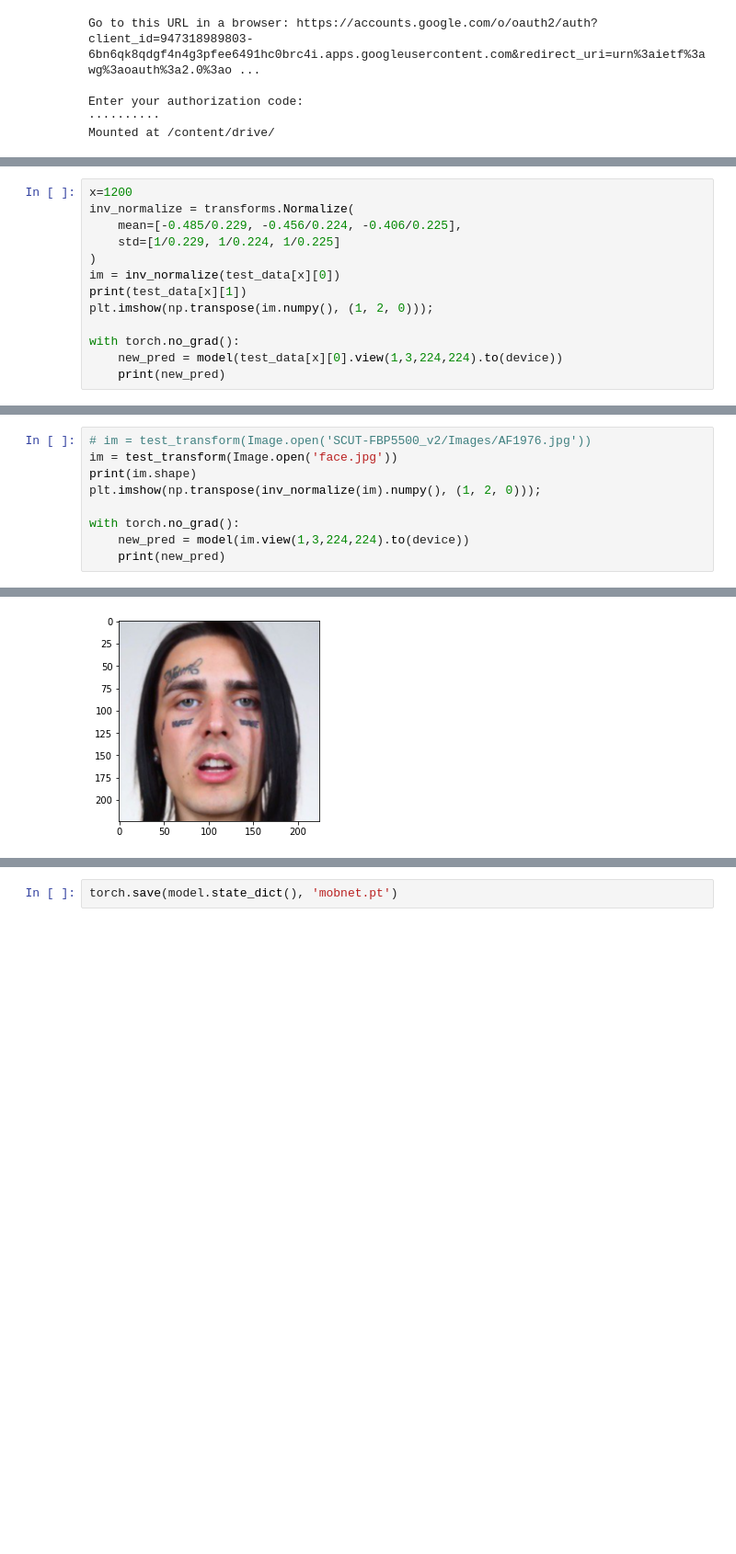
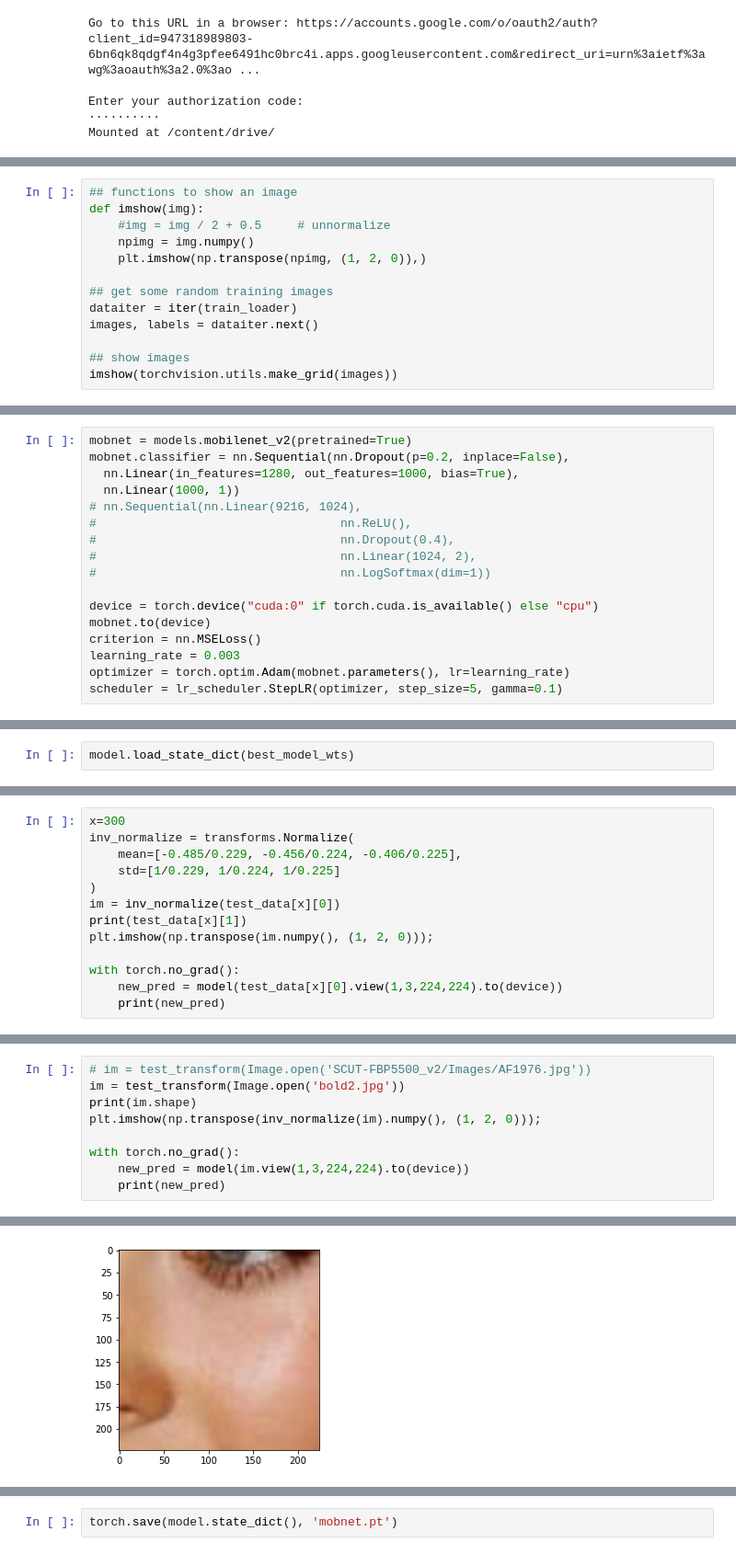
Before and after one commit to SuperSus/samples, a Jupyter notebook: scut_pretrained.ipynb, the cells around one changed output, grey strips where cells are left out. Shown at 92% size. Drawn from its saved outputs; the diff is of its cells as text; blank space fills up the shorter version.

```diff
--- a/scut_pretrained.ipynb
+++ b/scut_pretrained.ipynb
@@ -344,0 +236,13 @@ Epoch: 1 | Loss: 0.1741
+# %%
+## functions to show an image
+def imshow(img):
+    #img = img / 2 + 0.5     # unnormalize
+    npimg = img.numpy()
+    plt.imshow(np.transpose(npimg, (1, 2, 0)),)
+
+## get some random training images
+dataiter = iter(train_loader)
+images, labels = dataiter.next()
+
+## show images
+imshow(torchvision.utils.make_grid(images))
@@ -344,0 +335,17 @@ Epoch: 1 | Loss: 0.1741
+# %%
+mobnet = models.mobilenet_v2(pretrained=True)
+mobnet.classifier = nn.Sequential(nn.Dropout(p=0.2, inplace=False),
+  nn.Linear(in_features=1280, out_features=1000, bias=True),
+  nn.Linear(1000, 1))
+# nn.Sequential(nn.Linear(9216, 1024),
+#                                  nn.ReLU(),
+#                                  nn.Dropout(0.4),
+#                                  nn.Linear(1024, 2),
+#                                  nn.LogSoftmax(dim=1))
+
+device = torch.device("cuda:0" if torch.cuda.is_available() else "cpu")
+mobnet.to(device)
+criterion = nn.MSELoss()
+learning_rate = 0.003
+optimizer = torch.optim.Adam(mobnet.parameters(), lr=learning_rate)
+scheduler = lr_scheduler.StepLR(optimizer, step_size=5, gamma=0.1)
@@ -344,0 +417,2 @@ Epoch: 1 | Loss: 0.1741
+# %%
+model.load_state_dict(best_model_wts)
@@ -364,5 +440,5 @@ Loss: 0.1157
 # %%
-x=1200
+x=300
 inv_normalize = transforms.Normalize(
     mean=[-0.485/0.229, -0.456/0.224, -0.406/0.225],
     std=[1/0.229, 1/0.224, 1/0.225]
@@ -381,6 +457,6 @@ NameError: ignored
 # %%
 # im = test_transform(Image.open('SCUT-FBP5500_v2/Images/AF1976.jpg'))
-im = test_transform(Image.open('face.jpg'))
+im = test_transform(Image.open('bold2.jpg'))
 print(im.shape)
 plt.imshow(np.transpose(inv_normalize(im).numpy(), (1, 2, 0)));
 
@@ -393,2 +469,2 @@ RuntimeError: ignored
-[figure, old version]
+[figure, new version]
 # %%
```
Also changed, not shown: parts of 40 cells of this notebook.
